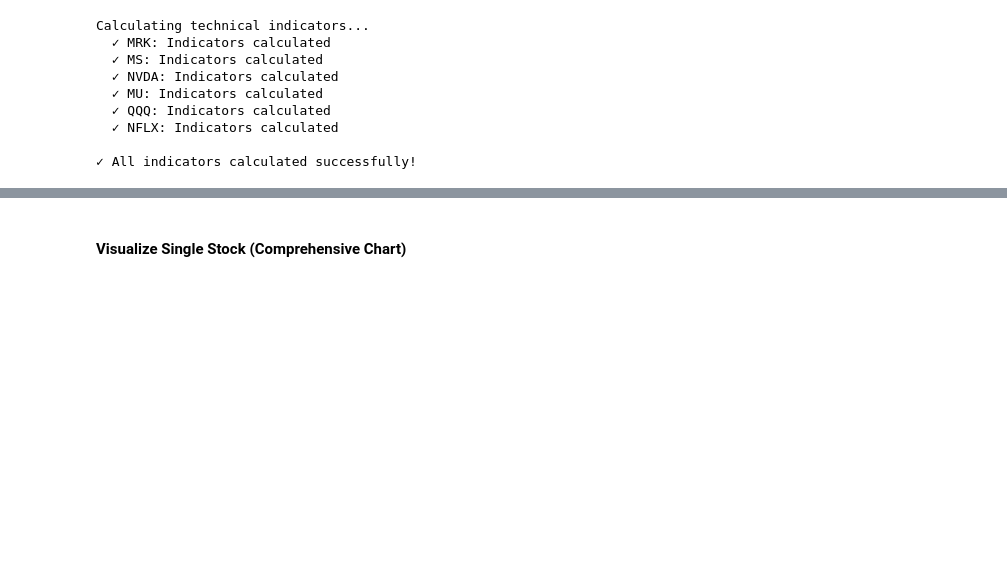
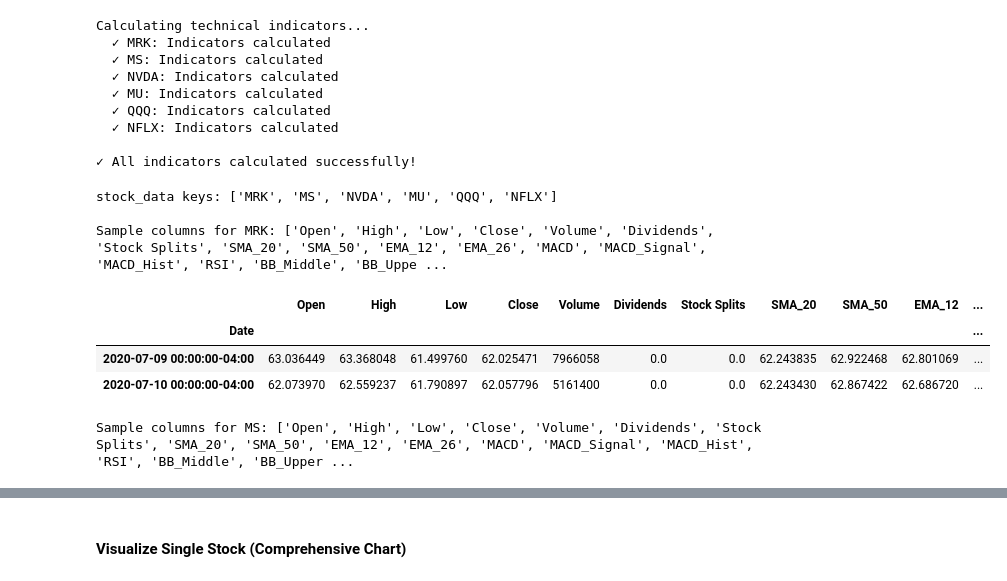
Before and after one commit to HermonaDev/financial-sentiment-challenge-week1, a Jupyter notebook: notebooks/02_quantitative_analysis.ipynb, the cells around one changed output, grey strips where cells are left out. Saved outputs shown, nothing was run; the diff lists cells and outputs as text; code cells hidden in the pictures; blank space fills up the shorter version.

```diff
--- a/notebooks/02_quantitative_analysis.ipynb
+++ b/notebooks/02_quantitative_analysis.ipynb
@@ -184,8 +194,12 @@ print("=" * 80)
 stats = loader.get_statistics()
 print(stats.to_string(index=False))
 
-# Update stock_data dictionary from loader for downstream analysis
-stock_data = loader.ohlcv_data
-print(f"\n✓ {len(stock_data)} stocks loaded via StockDataLoader")
+# Update stock_data dictionary from loader for downstream analysis ONLY if loader returned data
+if loader.ohlcv_data:
+    stock_data = loader.ohlcv_data
+    print(f"\n✓ {len(stock_data)} stocks loaded via StockDataLoader")
+else:
+    print("\n✓ Using previously loaded `stock_data` from direct yfinance fetch (unchanged)")
+
 print(f"✓ Financial metrics retrieved for {len(financial_metrics)} symbols")
 print("✓ OHLCV data validated and cleaned\n")
@@ -283,3 +315,18 @@ Calculating technical indicators...
   ✓ NFLX: Indicators calculated
 
 ✓ All indicators calculated successfully!
+# %%
+# Diagnostic: inspect `stock_data` after indicator calculation
+print("stock_data keys:", list(stock_data.keys()))
+for sym in list(stock_data.keys())[:2]:
+    print(f"\nSample columns for {sym}:", stock_data[sym].columns.tolist())
+    display(stock_data[sym].tail(2))
+# %% [output]
+stock_data keys: ['MRK', 'MS', 'NVDA', 'MU', 'QQQ', 'NFLX']
+
+Sample columns for MRK: ['Open', 'High', 'Low', 'Close', 'Volume', 'Dividends', 'Stock Splits', 'SMA_20', 'SMA_50', 'EMA_12', 'EMA_26', 'MACD', 'MACD_Signal', 'MACD_Hist', 'RSI', 'BB_Middle', 'BB_Uppe ...
+|  | Open | High | Low | Close | Volume | Dividends | Stock Splits | SMA_20 | SMA_50 | EMA_12 | ... |
+| Date |  |  |  |  |  |  |  |  |  |  | ... |
+| 2020-07-09 00:00:00-04:00 | 63.036449 | 63.368048 | 61.499760 | 62.025471 | 7966058 | 0.0 | 0.0 | 62.243835 | 62.922468 | 62.801069 | ... |
+| 2020-07-10 00:00:00-04:00 | 62.073970 | 62.559237 | 61.790897 | 62.057796 | 5161400 | 0.0 | 0.0 | 62.243430 | 62.867422 | 62.686720 | ... |
+Sample columns for MS: ['Open', 'High', 'Low', 'Close', 'Volume', 'Dividends', 'Stock Splits', 'SMA_20', 'SMA_50', 'EMA_12', 'EMA_26', 'MACD', 'MACD_Signal', 'MACD_Hist', 'RSI', 'BB_Middle', 'BB_Upper ...
```
Also changed, not shown: parts of 10 cells of this notebook, 4 other files.
